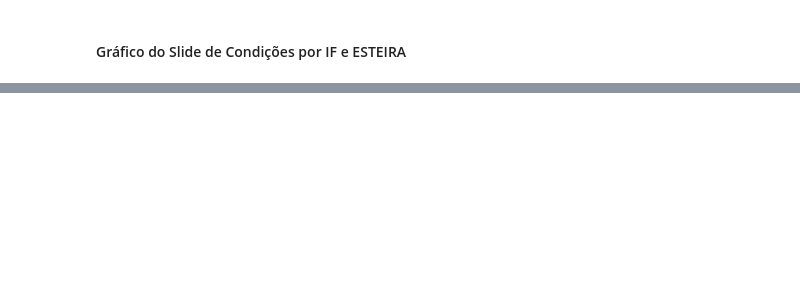
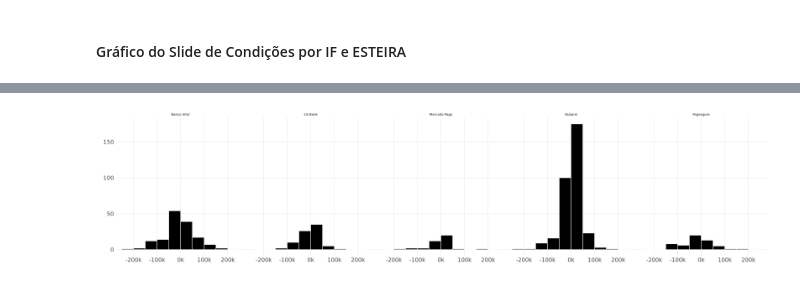
Before and after one commit to guilhermefigueira-dev/projeto_vencedores, a Jupyter notebook: repositorio_SQL/projeto_concorrencia/graficos_R.ipynb, the cells around one changed output, grey strips where cells are left out. Saved outputs shown, nothing was run; the diff lists cells and outputs as text; code cells hidden in the pictures; blank space fills up the shorter version.

```diff
--- a/repositorio_SQL/projeto_concorrencia/graficos_R.ipynb
+++ b/repositorio_SQL/projeto_concorrencia/graficos_R.ipynb
@@ -908,0 +939,27 @@ print(p)
+# %%
+# Criar os histogramas em uma única linha
+ggplot(base_clientes_perdidos_, aes(x = diferenca_limite)) +
+  geom_histogram(
+    binwidth = 50000,
+    boundary = 0,
+    fill = "black",
+    color = "white"
+  ) +
+  # nrow = 1 força todos os gráficos para a mesma linha
+  facet_wrap(~ IF_adj, nrow = 1) +
+  # Configuração do eixo X
+  scale_x_continuous(
+    limits = c(-250000, 250000),
+    labels = label_number(scale = 1e-3, suffix = "k")
+  ) +
+  labs(x = "", y = "") +
+  theme_minimal() +
+  theme(
+    axis.text.x = element_text(size = 15),
+    axis.text.y = element_text(size = 15),
+    strip.background = element_blank(),
+    panel.grid.minor = element_blank(),
+    # Controla o espaço entre os gráficos (diminua o valor para aproximar mais)
+    panel.spacing = unit(0.1, "lines")
+  )
+# %% [output]
@@ -908,0 +968 @@ print(p)
+[figure, added]
```
Also changed, not shown: parts of 22 cells of this notebook, 3 other files.
